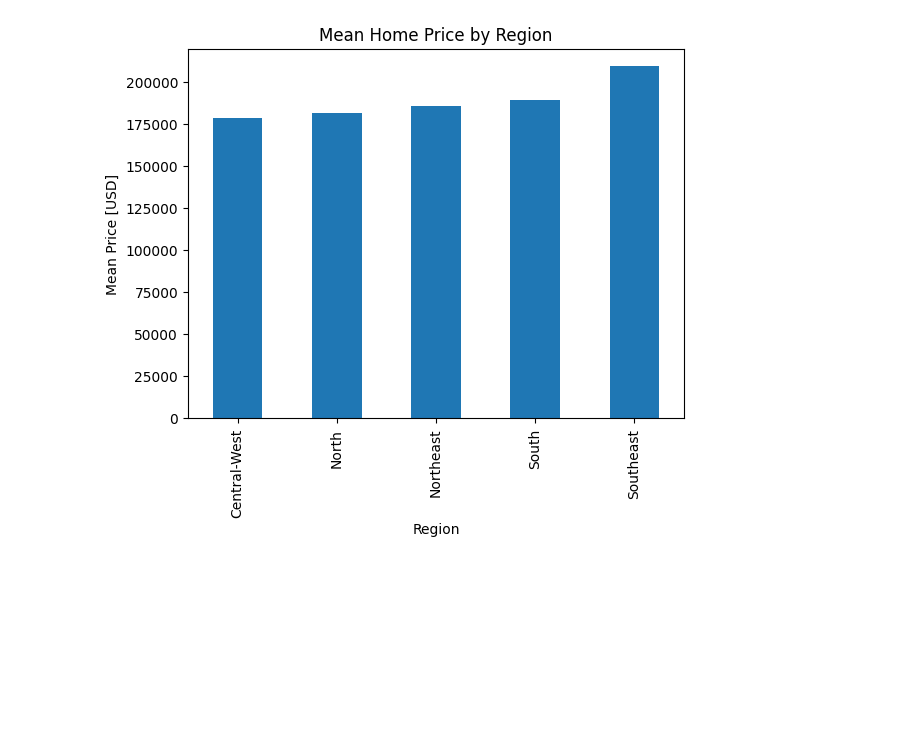
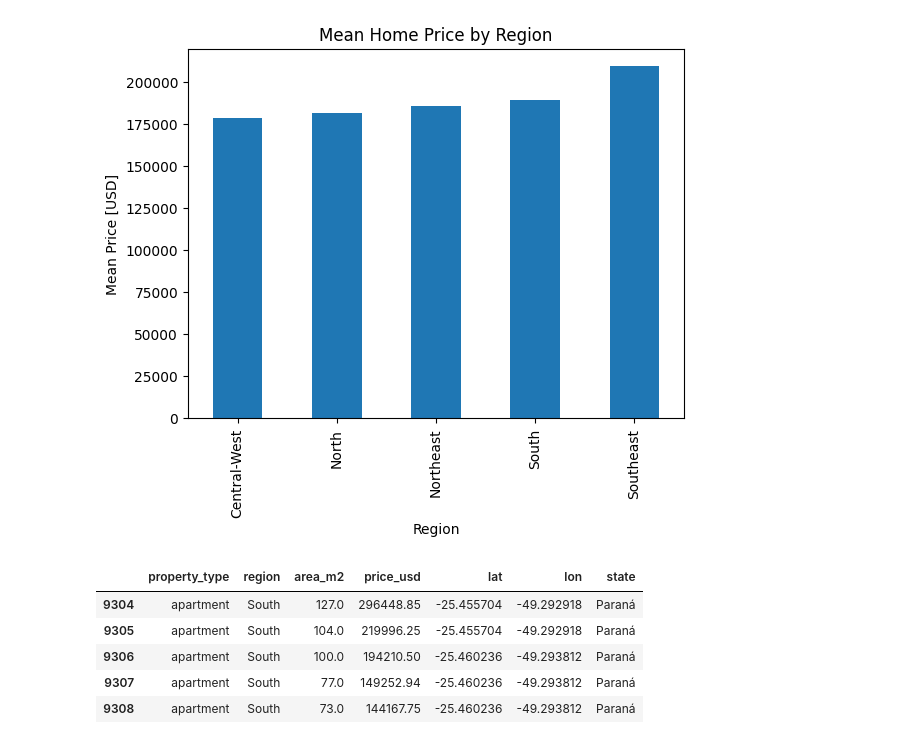
Before and after one commit to Dev0psKing/Applied_data_science_Projects, a Jupyter notebook: House Pricing in Mexico Project/Housing_Brazil.ipynb, the cells around one changed output. Saved outputs shown, nothing was run; the diff lists cells and outputs as text; code cells hidden in the pictures; blank space fills up the shorter version.

```diff
--- a/House Pricing in Mexico Project/Housing_Brazil.ipynb
+++ b/House Pricing in Mexico Project/Housing_Brazil.ipynb
@@ -204,3 +204,13 @@ mean_price_by_region.plot(
 # %% [output]
 <Axes: title={'center': 'Mean Home Price by Region'}, xlabel='Region', ylabel='Mean Price [USD]'>
 [figure]
+# %%
+df_south = df[df["region"] == "South"]
+df_south.head()
+# %% [output]
+|  | property_type | region | area_m2 | price_usd | lat | lon | state |
+| 9304 | apartment | South | 127.0 | 296448.85 | -25.455704 | -49.292918 | Paraná |
+| 9305 | apartment | South | 104.0 | 219996.25 | -25.455704 | -49.292918 | Paraná |
+| 9306 | apartment | South | 100.0 | 194210.50 | -25.460236 | -49.293812 | Paraná |
+| 9307 | apartment | South | 77.0 | 149252.94 | -25.460236 | -49.293812 | Paraná |
+| 9308 | apartment | South | 73.0 | 144167.75 | -25.460236 | -49.293812 | Paraná |
```
